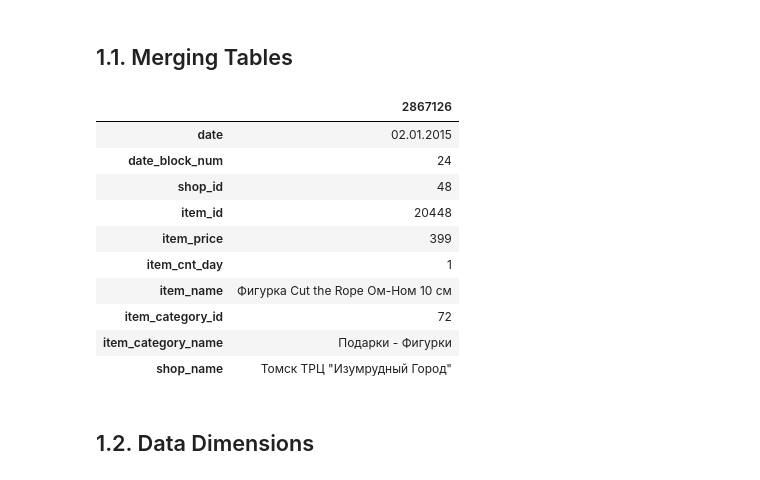
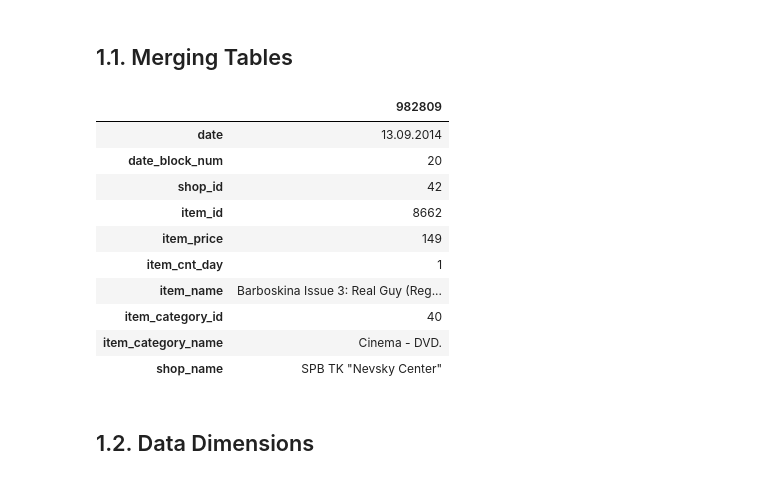
Before and after one commit to Matheus-Homem/future-sales-prediction, a Jupyter notebook: notebook/Future_Sales_Prediction.ipynb, the cells around one changed output. Saved outputs shown, nothing was run; the diff lists cells and outputs as text; code cells hidden in the pictures.

```diff
--- a/notebook/Future_Sales_Prediction.ipynb
+++ b/notebook/Future_Sales_Prediction.ipynb
@@ -65,20 +65,29 @@ Name: 0, dtype: object
 # %%
 df1 = pd.merge(items,item_categories,on='item_category_id')
 df1 = pd.merge(sales_train,df1,on='item_id')
 df1 = pd.merge(df1,shops,on='shop_id')
+
+cols_drop = ['item_name','item_category_name','shop_name']
+df1 = df1.drop(cols_drop, axis=1)
+
+df1.rename(columns={'item_name_en': 'item_name',
+                   'item_category_name_en': 'item_category_name',
+                   'shop_name_en': 'shop_name'},
+                   inplace=True)
+
 df1.sample().T
 # %% [output]
-|  | 2867126 |
-| date | 02.01.2015 |
-| date_block_num | 24 |
-| shop_id | 48 |
-| item_id | 20448 |
-| item_price | 399 |
+|  | 982809 |
+| date | 13.09.2014 |
+| date_block_num | 20 |
+| shop_id | 42 |
+| item_id | 8662 |
+| item_price | 149 |
 | item_cnt_day | 1 |
-| item_name | Фигурка Cut the Rope Ом-Ном 10 см |
-| item_category_id | 72 |
-| item_category_name | Подарки - Фигурки |
-| shop_name | Томск ТРЦ "Изумрудный Город" |
+| item_name | Barboskina Issue 3: Real Guy (Reg... |
+| item_category_id | 40 |
+| item_category_name | Cinema - DVD. |
+| shop_name | SPB TK "Nevsky Center" |
 # %% [markdown]
 ## 1.2. Data Dimensions
 # %%
```
Also changed, not shown: parts of 10 cells of this notebook.
